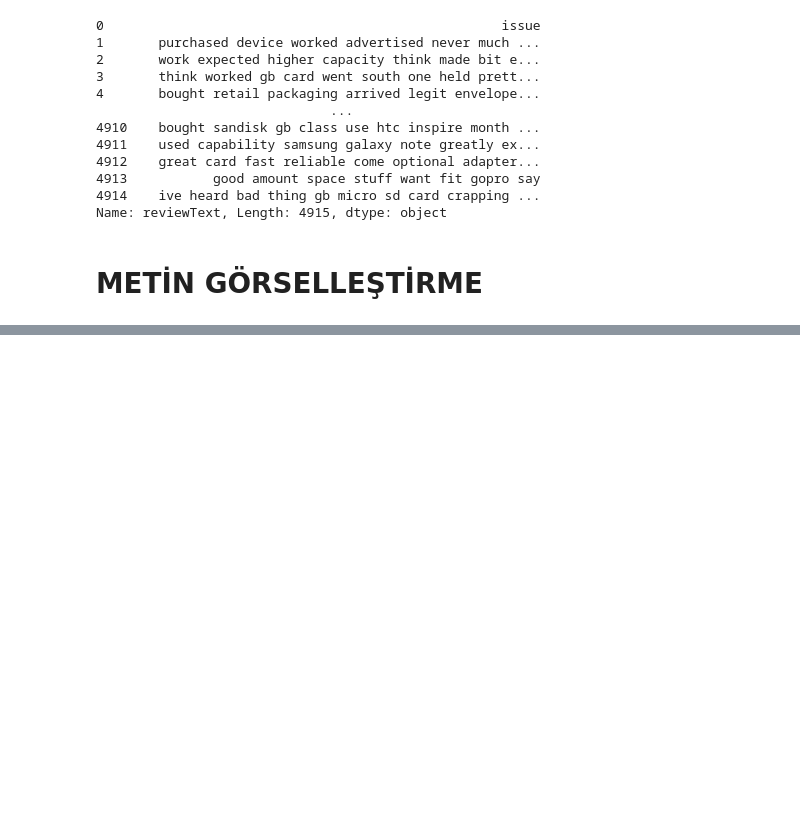
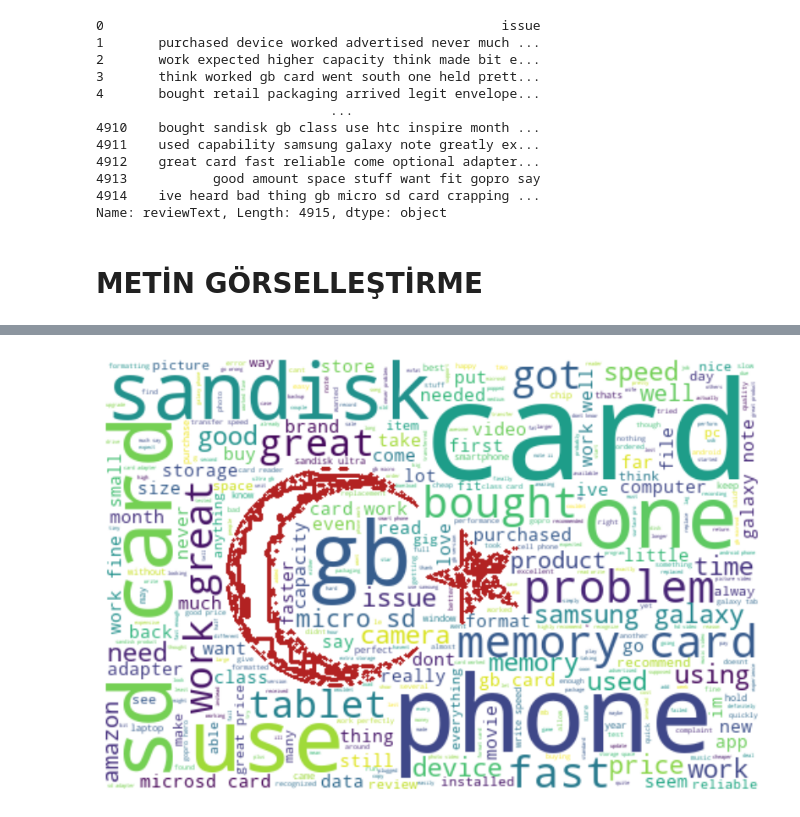
Before and after one commit to havvabzkrtt/NLP, a Jupyter notebook: nlp.ipynb, the cells around one changed output, grey strips where cells are left out. Saved outputs shown, nothing was run; the diff lists cells and outputs as text; code cells hidden in the pictures; blank space fills up the shorter version.

```diff
--- a/nlp.ipynb
+++ b/nlp.ipynb
@@ -274,0 +359,17 @@ Name: reviewText, Length: 4915, dtype: object
+# %%
+# ŞABLONA GÖRE KELİME BULUTU OLUŞTURMA #
+# bir wordcloud u belirli bir resme yedirmek istiyoruz, kelimleri şablon resimle birleştiricez
+
+tr_mask = np.array(Image.open("tr.png")) # şablon resmi aldık
+
+wc = WordCloud (background_color="white", max_words=1000, mask=tr_mask, contour_width=3, contour_color="firebrick")
+wc.generate(text)
+# şablon ile birlikte wordcloud u birleştirdik
+plt.figure(figsize=[10, 10])
+plt.imshow (wc, interpolation="bilinear")
+plt.axis ("off")
+plt.show()
+
+# marakara ilişkin kelimle bulutları bu şekilde oluşturularak reklamlar yapılabilir
+# %% [output]
+[figure, added]
```
Also changed, not shown: parts of 10 cells of this notebook, 2 other files.
